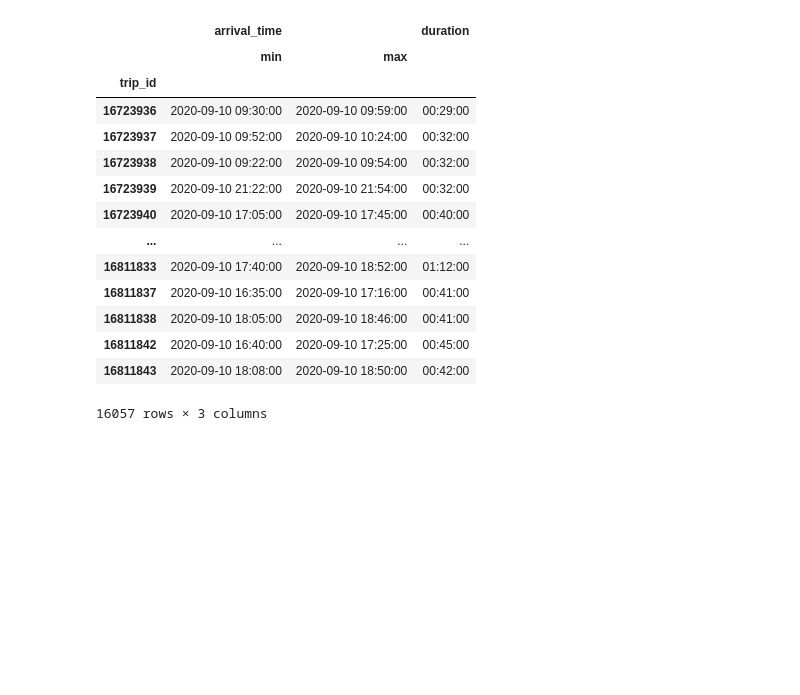
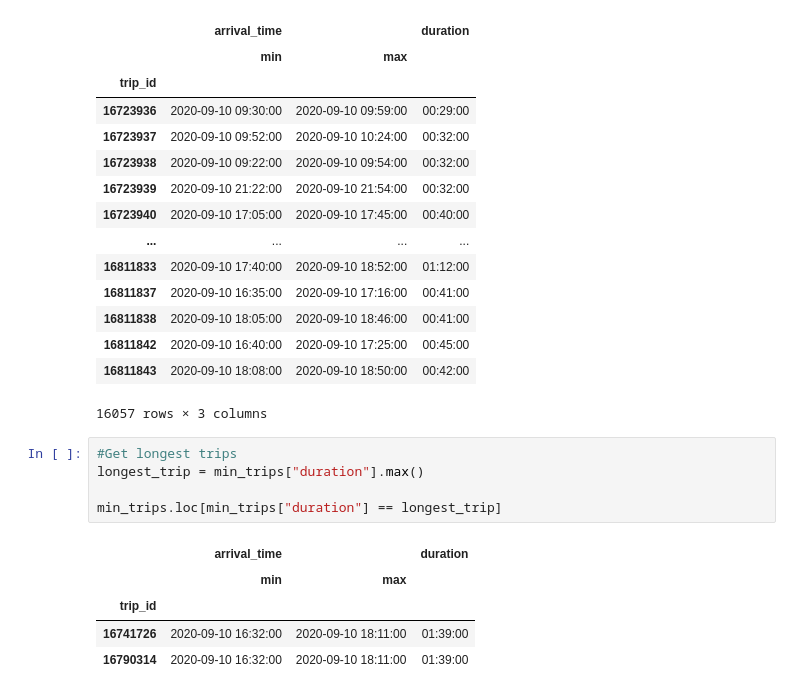
Before and after one commit to tanazimmer/Project1, a Jupyter notebook: bus_project.ipynb, the cells around one changed output. Saved outputs shown, nothing was run; the diff lists cells and outputs as text; blank space fills up the shorter version.

```diff
--- a/bus_project.ipynb
+++ b/bus_project.ipynb
@@ -246,3 +246,14 @@ min_trips
 | 16811842 | 2020-09-10 16:40:00 | 2020-09-10 17:25:00 | 00:45:00 |
 | 16811843 | 2020-09-10 18:08:00 | 2020-09-10 18:50:00 | 00:42:00 |
 16057 rows × 3 columns
+# %%
+#Get longest trips
+longest_trip = min_trips["duration"].max()
+
+min_trips.loc[min_trips["duration"] == longest_trip]
+# %% [output]
+|  | arrival_time |  | duration |
+|  | min | max |  |
+| trip_id |  |  |  |
+| 16741726 | 2020-09-10 16:32:00 | 2020-09-10 18:11:00 | 01:39:00 |
+| 16790314 | 2020-09-10 16:32:00 | 2020-09-10 18:11:00 | 01:39:00 |
```
Also changed, not shown: parts of 5 cells of this notebook.
